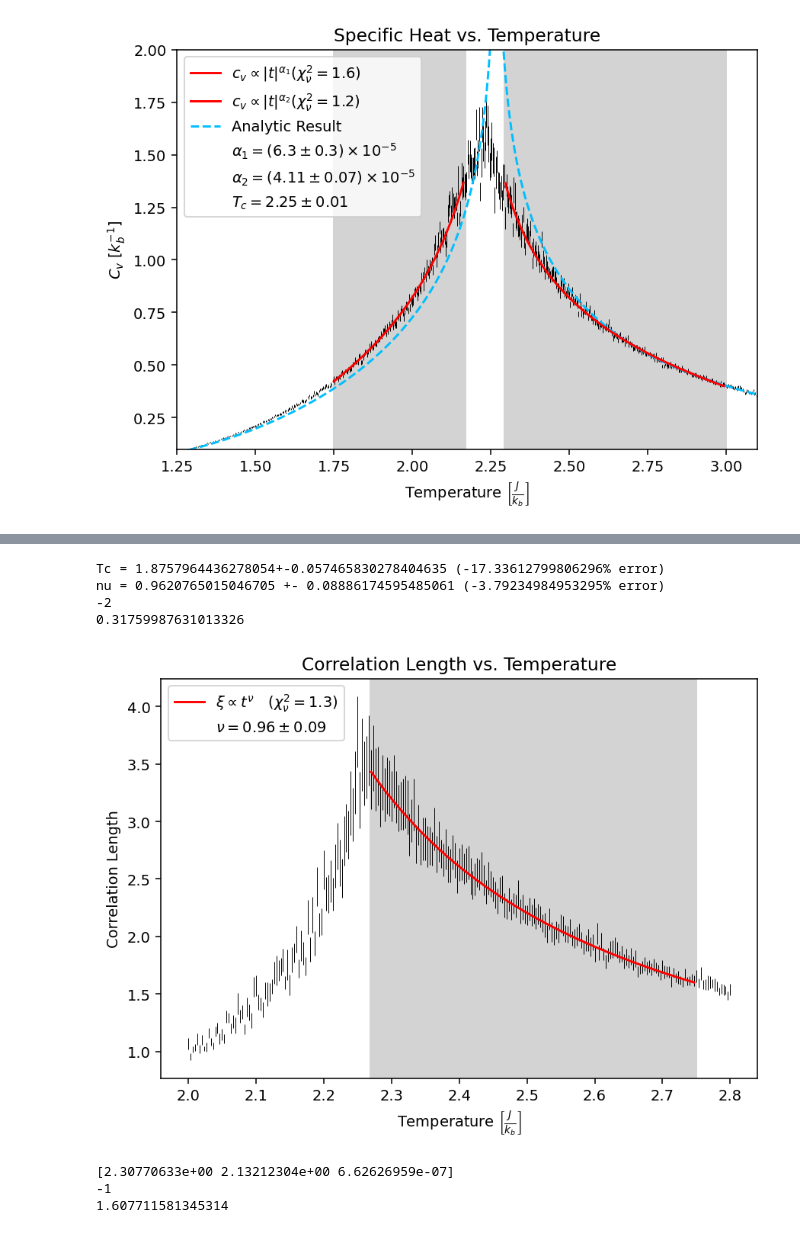
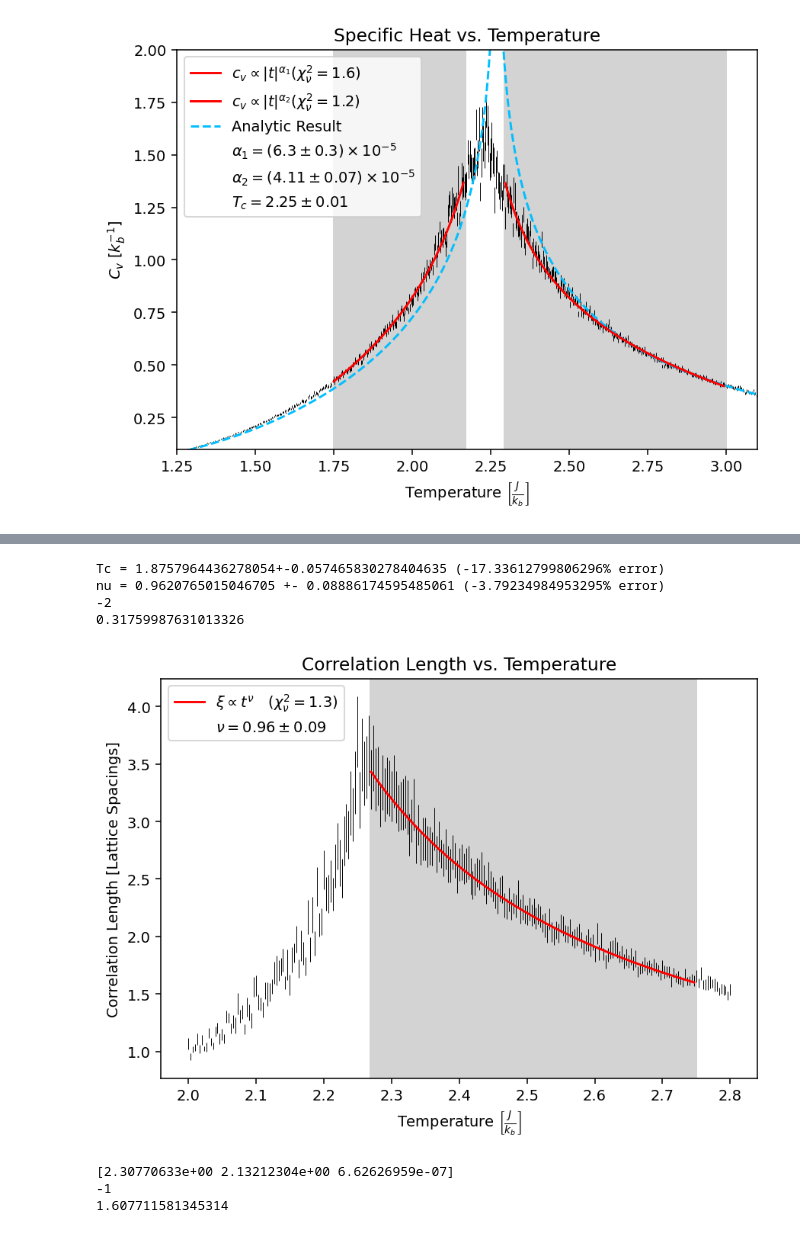
Before and after one commit to gfitez/ising, a Jupyter notebook: analyze2.ipynb, the cells around one changed output, grey strips where cells are left out. Saved outputs shown, nothing was run; the diff lists cells and outputs as text; code cells hidden in the pictures.

```diff
--- a/analyze2.ipynb
+++ b/analyze2.ipynb
@@ -383,35 +383,35 @@ popt,pcov = curve_fit(correlationVTemp, SCRows["Temp"], xis, maxfev=50000, sigma
 
 rChiSq = calcRChiSq(xis, xiErrs, correlationVTemp(SCRows["Temp"],*popt), 3)
 
 plt.plot(SCRows["Temp"],correlationVTemp(SCRows["Temp"],*popt), color="red", label=f"$\\xi \propto t^{{\\nu}} \quad (\\chi_\\nu^2 = {round(np.mean(chiSqs),1)})$")
 
 
 print(f"Tc = {popt[0]}+-{np.sqrt(pcov[0][0])} ({(popt[0]-trueTc)/trueTc*100}% error)")
 print(f"nu = {popt[1]} +- {np.sqrt(pcov[1][1])} ({(popt[1]-1)/1*100}% error)")
 
 handles, labels = plt.gca().get_legend_handles_labels() # get existing handles and labels
 empty_patch = mpatches.Patch(color='none', label='') # create a patch with no color
 handles+=[empty_patch]*4  # add new patches and labels to list
 
 
 labels.append(f"$\\nu= {formatErr(popt[1],np.sqrt(pcov[1][1]), exponent=False)}$")
 
 print(calcRChiSq(xis,xiErrs,correlationVTemp(SCRows["Temp"],*popt),3))
 
 
 plt.legend(handles,labels)
 plt.xlabel("Temperature $\\left[\\frac{J}{k_b}\\right]$")
-plt.ylabel("Correlation Length")
+plt.ylabel("Correlation Length [Lattice Spacings]")
 plt.title("Correlation Length vs. Temperature")
 plt.tight_layout()
 plt.savefig("nu.png")
 plt.show()
 # %% [output]
 Tc = 1.8757964436278054+-0.057465830278404635 (-17.33612799806296% error)
 nu = 0.9620765015046705 +- 0.08886174595485061 (-3.79234984953295% error)
 -2
 0.31759987631013326
-[figure, old version]
+[figure, new version]
 # %%
 EMMean["chi"] = 1/EMMean["Temp"]*EMMean["M_std"]**2
 EMErr["chi"] = 2/EMMean["Temp"]*EMMean["M_std"]*EMErr["M_std"]
```
Also changed, not shown: parts of 5 cells of this notebook, 4 other files.
